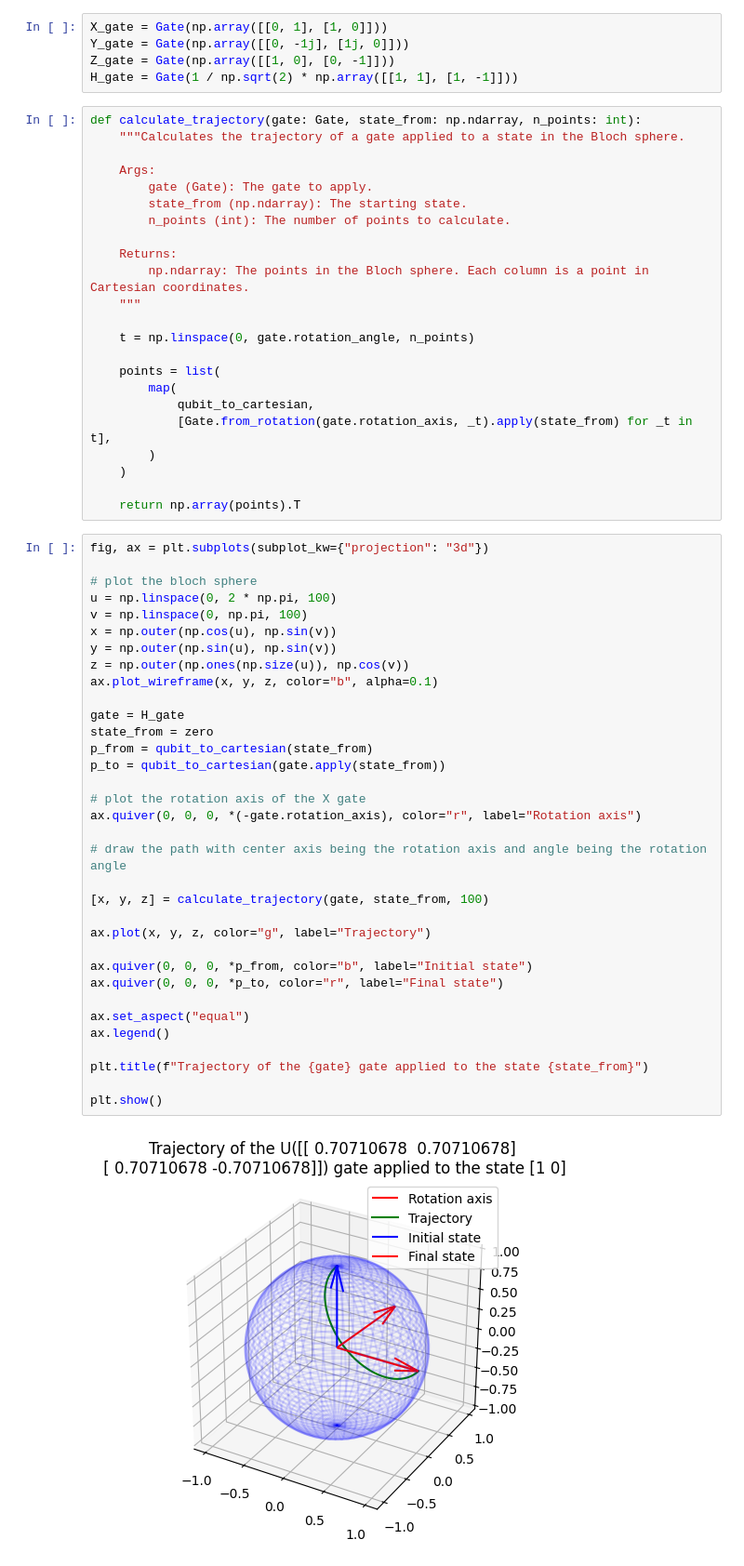
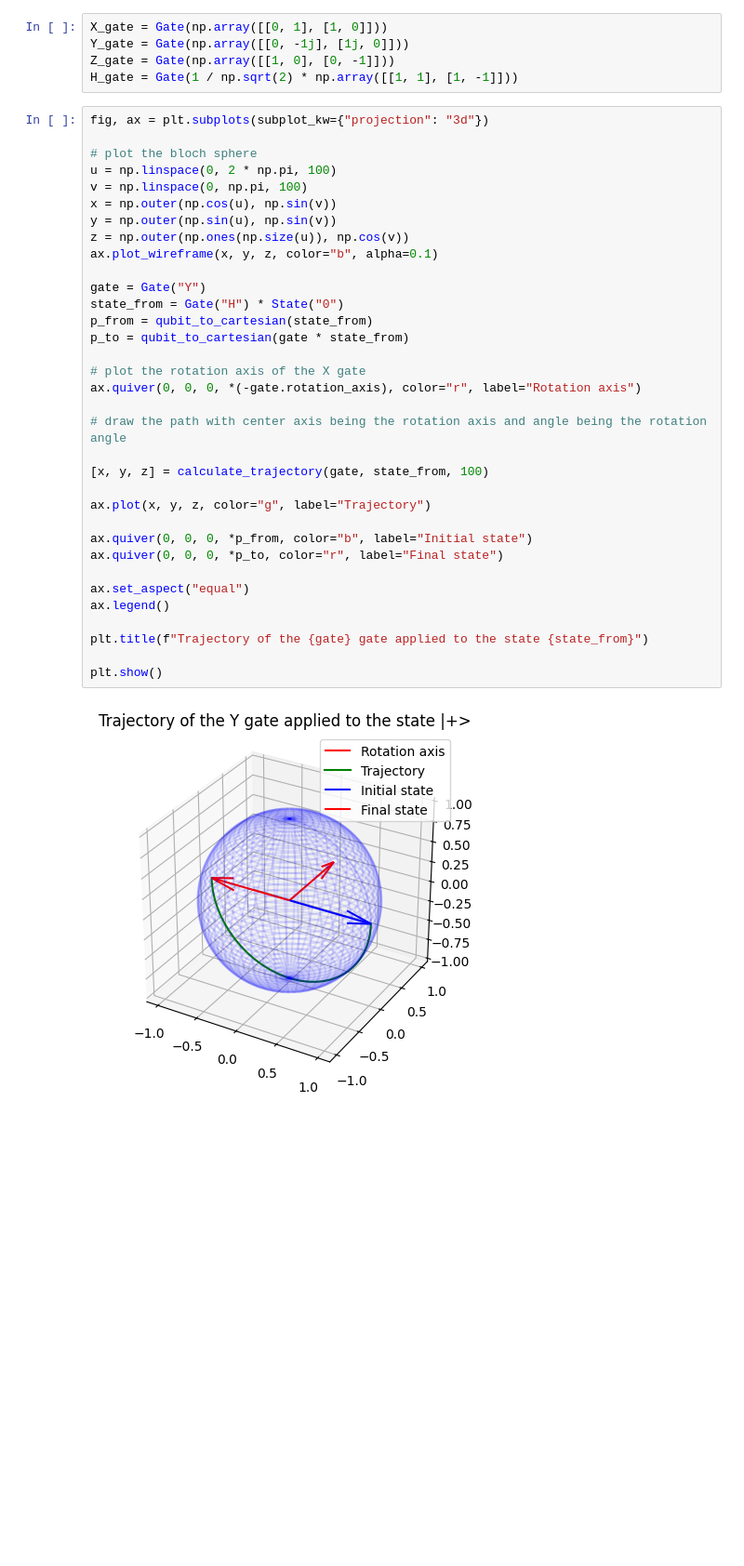
Before and after one commit to lichterberci/bloch-sphere-simulator, a Jupyter notebook: engine_code_test.ipynb, the cells around one changed output. Shown at 93% size. Saved outputs shown, nothing was run; the diff lists cells and outputs as text; blank space fills up the shorter version.

```diff
--- a/engine_code_test.ipynb
+++ b/engine_code_test.ipynb
@@ -185,62 +80,39 @@ X_gate = Gate(np.array([[0, 1], [1, 0]]))
 Y_gate = Gate(np.array([[0, -1j], [1j, 0]]))
 Z_gate = Gate(np.array([[1, 0], [0, -1]]))
 H_gate = Gate(1 / np.sqrt(2) * np.array([[1, 1], [1, -1]]))
-# %%
-def calculate_trajectory(gate: Gate, state_from: np.ndarray, n_points: int):
-    """Calculates the trajectory of a gate applied to a state in the Bloch sphere.
-
-    Args:
-        gate (Gate): The gate to apply.
-        state_from (np.ndarray): The starting state.
-        n_points (int): The number of points to calculate.
-
-    Returns:
-        np.ndarray: The points in the Bloch sphere. Each column is a point in Cartesian coordinates.
-    """
-
-    t = np.linspace(0, gate.rotation_angle, n_points)
-
-    points = list(
-        map(
-            qubit_to_cartesian,
-            [Gate.from_rotation(gate.rotation_axis, _t).apply(state_from) for _t in t],
-        )
-    )
-
-    return np.array(points).T
 # %%
 fig, ax = plt.subplots(subplot_kw={"projection": "3d"})
 
 # plot the bloch sphere
 u = np.linspace(0, 2 * np.pi, 100)
 v = np.linspace(0, np.pi, 100)
 x = np.outer(np.cos(u), np.sin(v))
 y = np.outer(np.sin(u), np.sin(v))
 z = np.outer(np.ones(np.size(u)), np.cos(v))
 ax.plot_wireframe(x, y, z, color="b", alpha=0.1)
 
-gate = H_gate
-state_from = zero
+gate = Gate("Y")
+state_from = Gate("H") * State("0")
 p_from = qubit_to_cartesian(state_from)
-p_to = qubit_to_cartesian(gate.apply(state_from))
+p_to = qubit_to_cartesian(gate * state_from)
 
 # plot the rotation axis of the X gate
 ax.quiver(0, 0, 0, *(-gate.rotation_axis), color="r", label="Rotation axis")
 
 # draw the path with center axis being the rotation axis and angle being the rotation angle
 
 [x, y, z] = calculate_trajectory(gate, state_from, 100)
 
 ax.plot(x, y, z, color="g", label="Trajectory")
 
 ax.quiver(0, 0, 0, *p_from, color="b", label="Initial state")
 ax.quiver(0, 0, 0, *p_to, color="r", label="Final state")
 
 ax.set_aspect("equal")
 ax.legend()
 
 plt.title(f"Trajectory of the {gate} gate applied to the state {state_from}")
 
 plt.show()
 # %% [output]
-[figure, old version]
+[figure, new version]
```
Also changed, not shown: parts of 3 cells of this notebook, 3 other files.
